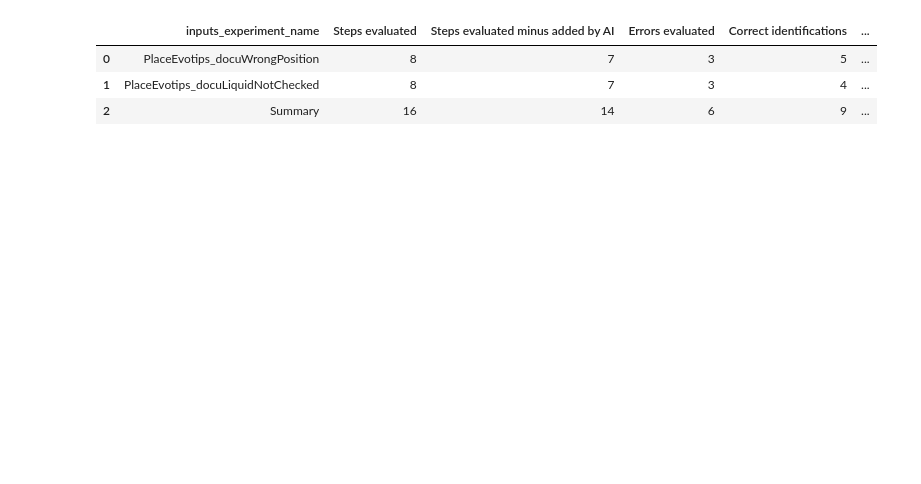
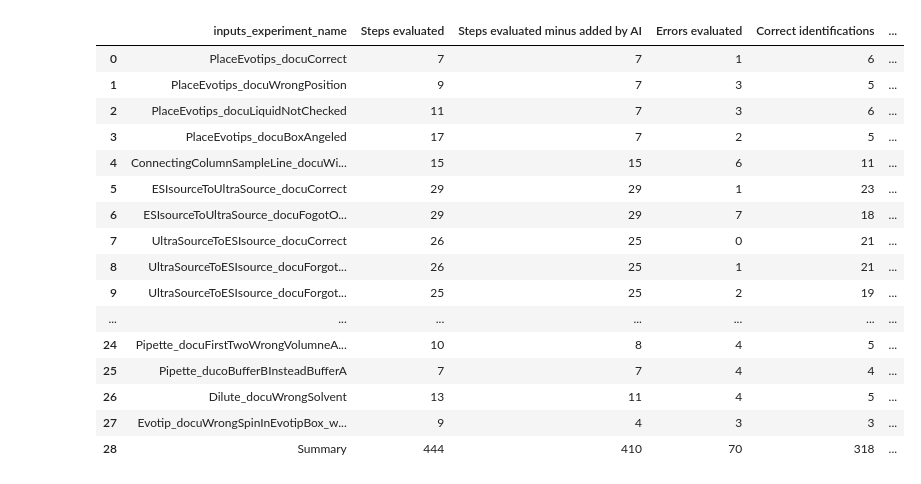
Before and after one commit to MannLabs/proteomics_lab_agent, a Jupyter notebook: nbs/3_videoToLabNotes_results.ipynb, the cells around one changed output. Drawn from its saved outputs; the diff is of its cells as text; code cells hidden in the pictures; blank space fills up the shorter version.

```diff
--- a/nbs/3_videoToLabNotes_results.ipynb
+++ b/nbs/3_videoToLabNotes_results.ipynb
@@ -76,7 +76,7 @@ def clean_column_name(col: str) -> str:
 
 
 loaded_data = load_json_file(
-    "/Users/patriciaskowronek/Documents/documentation_agent_few_shot_examples/results/final_results_checkpoint_1746626667.336603.json"
+    "/Users/patriciaskowronek/Documents/documentation_agent_few_shot_examples/results/20250508_results_gemini-2.5-pro_errors_and_skills.json"
 )
 
 flattened_data = [flatten_dict(data) for data in loaded_data.values()]
@@ -261,36 +261,49 @@ summary = pd.DataFrame(
         **{col: [df_extended[col].sum()] for col in sum_cols},
         **{col: [df_extended[col].mean()] for col in mean_cols},
     }
 )
 
 df_with_summary = pd.concat([df_extended, summary], ignore_index=True)
 df_with_summary[
     [
         "inputs_experiment_name",
         "Steps evaluated",
         "Steps evaluated minus added by AI",
         "Errors evaluated",
         "Correct identifications",
         "Correct error identifications",
         "False negative count",
         "False positive count",
         "Addition by model",
         "Type Deviation",
         "Type Omitted",
         "Type Error",
         "Type Addition",
         "Type Deviation",
         "Type Deviation & Error",
         "precision",
         "recall",
         "classification_accuracy",
     ]
 ]
 # %% [output]
 |  | inputs_experiment_name | Steps evaluated | Steps evaluated minus added by AI | Errors evaluated | Correct identifications | ... |
-| 0 | PlaceEvotips_docuWrongPosition | 8 | 7 | 3 | 5 | ... |
-| 1 | PlaceEvotips_docuLiquidNotChecked | 8 | 7 | 3 | 4 | ... |
-| 2 | Summary | 16 | 14 | 6 | 9 | ... |
+| 0 | PlaceEvotips_docuCorrect | 7 | 7 | 1 | 6 | ... |
+| 1 | PlaceEvotips_docuWrongPosition | 9 | 7 | 3 | 5 | ... |
+| 2 | PlaceEvotips_docuLiquidNotChecked | 11 | 7 | 3 | 6 | ... |
+| 3 | PlaceEvotips_docuBoxAngeled | 17 | 7 | 2 | 5 | ... |
+| 4 | ConnectingColumnSampleLine_docuWi... | 15 | 15 | 6 | 11 | ... |
+| 5 | ESIsourceToUltraSource_docuCorrect | 29 | 29 | 1 | 23 | ... |
+| 6 | ESIsourceToUltraSource_docuFogotO... | 29 | 29 | 7 | 18 | ... |
+| 7 | UltraSourceToESIsource_docuCorrect | 26 | 25 | 0 | 21 | ... |
+| 8 | UltraSourceToESIsource_docuForgot... | 26 | 25 | 1 | 21 | ... |
+| 9 | UltraSourceToESIsource_docuForgot... | 25 | 25 | 2 | 19 | ... |
+| ... | ... | ... | ... | ... | ... | ... |
+| 24 | Pipette_docuFirstTwoWrongVolumneA... | 10 | 8 | 4 | 5 | ... |
+| 25 | Pipette_ducoBufferBInsteadBufferA | 7 | 7 | 4 | 4 | ... |
+| 26 | Dilute_docuWrongSolvent | 13 | 11 | 4 | 5 | ... |
+| 27 | Evotip_docuWrongSpinInEvotipBox_w... | 9 | 4 | 3 | 3 | ... |
+| 28 | Summary | 444 | 410 | 70 | 318 | ... |
 # %%
 # to analyze individual LLM responses
 # display(Markdown(loaded_data['PlaceEvotips_docuCorrect']['outputs']['lab_notes']))
```
Also changed, not shown: parts of 3 cells of this notebook.
